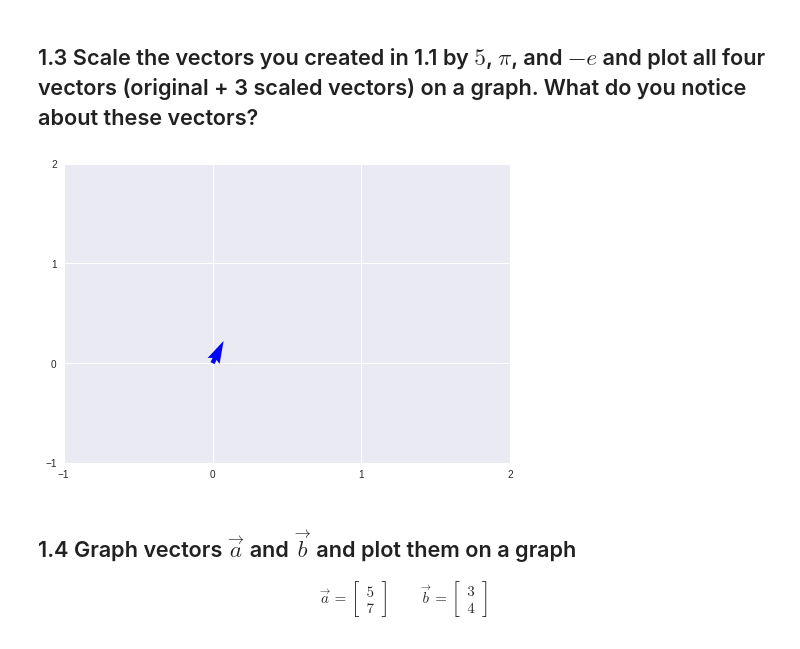
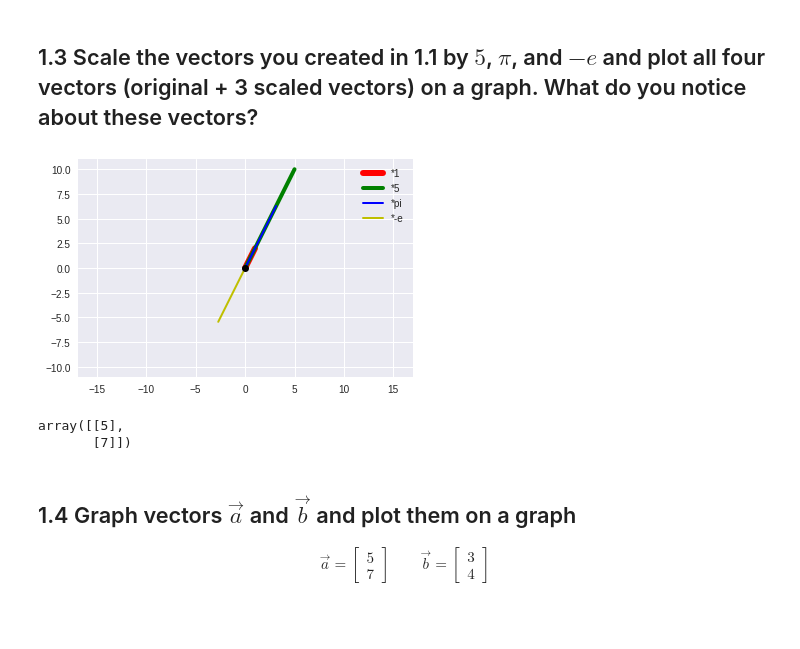
Before and after one commit to bloominstituteoftechnology/DS-Unit-1-Sprint-4-Linear-Algebra, a Jupyter notebook: module1-linear-algebra-review/Linear_Algebra_Assignment.ipynb, the cells around one changed output. Saved outputs shown, nothing was run; the diff lists cells and outputs as text; code cells hidden in the pictures.

```diff
--- a/module1-linear-algebra-review/Linear_Algebra_Assignment.ipynb
+++ b/module1-linear-algebra-review/Linear_Algebra_Assignment.ipynb
@@ -83,18 +84,40 @@ plt.show()
 [figure]
 # %% [markdown]
 ## 1.3 Scale the vectors you created in 1.1 by $5$, $\pi$, and $-e$ and plot all four vectors (original + 3 scaled vectors) on a graph. What do you notice about these vectors?
-# %%
-import matplotlib.pyplot as plt
-import numpy as np
-# fig, ax = plt.subplots(figsize=(3, 3))
-a = [1,2]
-plt.quiver(a[0],a[1],color=(0,0,1),width=.01)
-# ax.quiver(a[0]*5,a[1]*5, scale=1,color=(0,1,0))
-plt.xticks(np.arange(-1,3))
-plt.yticks(np.arange(-1,3))
-plt.show()
-# %% [output]
-[figure, removed]
+# %%
+import numpy as np
+import matplotlib.pyplot as plt
+base = np.array([1,2])
+M = np.array([base, base * 5, base * np.pi, base * -np.e])
+
+rows,cols = M.T.shape
+
+#Get absolute maxes for axis ranges to center origin
+#This is optional
+maxes = 1.1*np.amax(abs(M), axis = 0)
+colors = ['r', 'g', 'b', 'y']
+widths = [6,4,2,2]
+
+for i,l in enumerate(range(0,cols)):
+    xs = [0,M[i,0]]
+    ys = [0,M[i,1]]
+    plt.plot(xs,ys, colors[i], linewidth=widths[i])
+
+plt.plot(0,0,'ok') #<-- plot a black point at the origin
+plt.axis('equal')  #<-- set the axes to the same scale
+plt.xlim([-maxes[0],maxes[0]]) #<-- set the x axis limits
+plt.ylim([-maxes[1],maxes[1]]) #<-- set the y axis limits
+plt.legend(['*1','*5', '*pi', '*-e']) #<-- give a legend
+plt.grid(b=True, which='major') #<-- plot grid lines
+plt.show()
+# all the vectors are collinear
+# %% [output]
+[figure, added]
+# %%
+np.array([[5],[7]])
+# %% [output]
+array([[5],
+       [7]])
 # %% [markdown]
 ## 1.4 Graph vectors $\vec{a}$ and $\vec{b}$ and plot them on a graph
 
```
Also changed, not shown: parts of 4 cells of this notebook.
